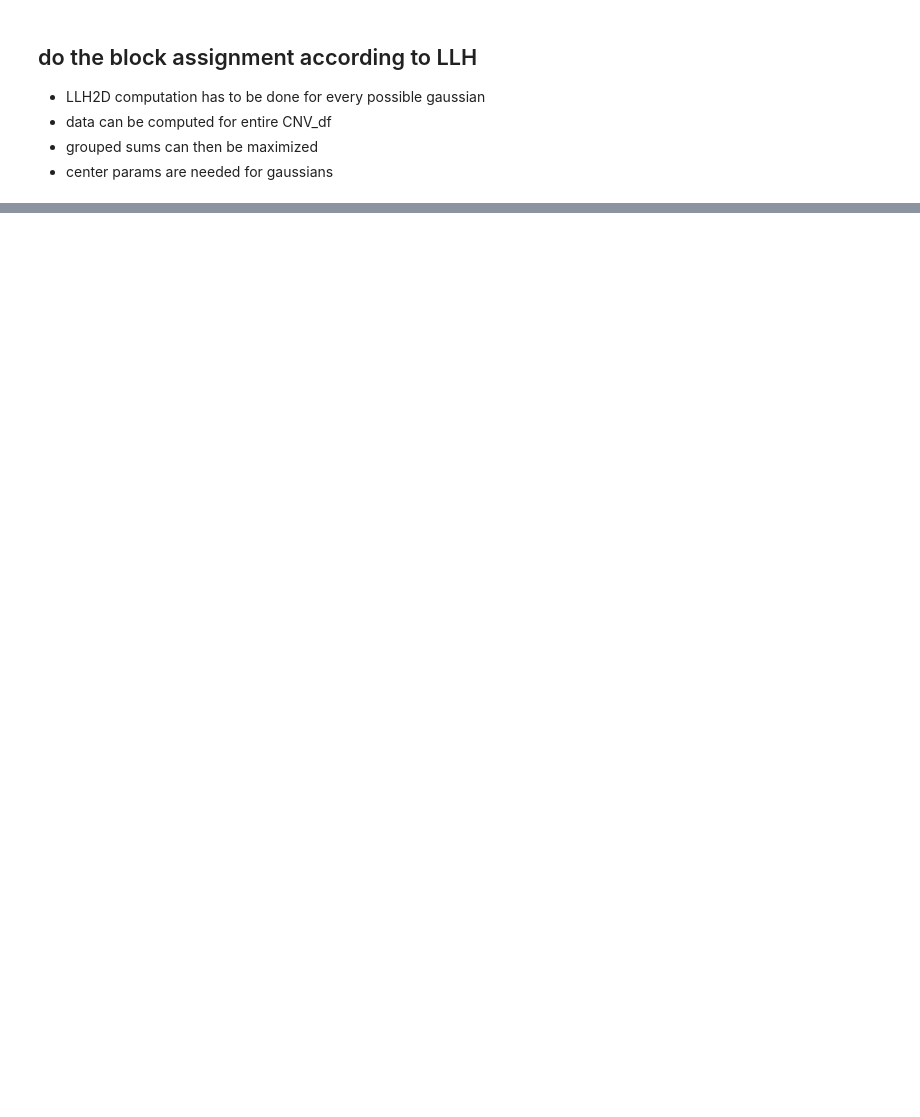
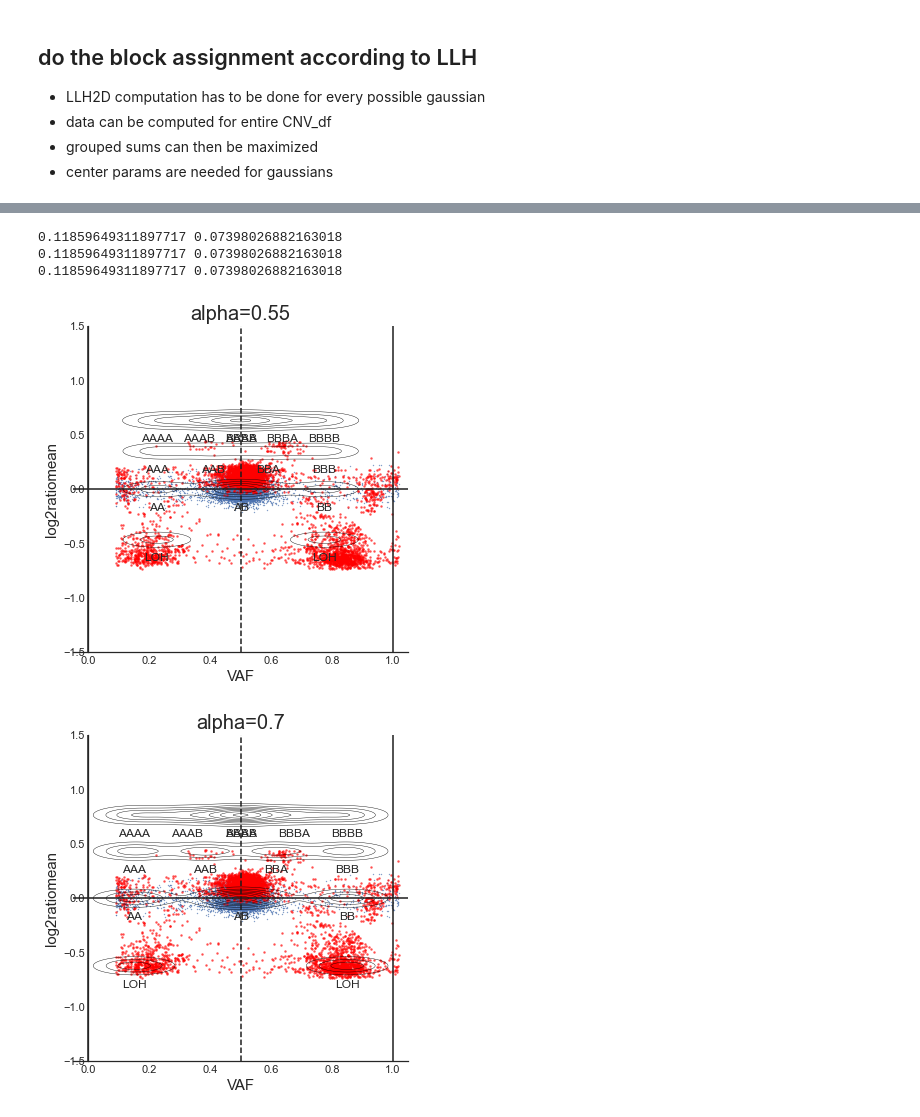
Before and after one commit to Mar111tiN/myCNV, a Jupyter notebook: nb/6_clusterCNV.ipynb, the cells around one changed output, grey strips where cells are left out. Drawn from its saved outputs; the diff is of its cells as text; code cells hidden in the pictures; blank space fills up the shorter version.

```diff
--- a/nb/6_clusterCNV.ipynb
+++ b/nb/6_clusterCNV.ipynb
@@ -152,9 +197,10 @@ def plot_gaussian(df, xcol, ycol,
     fig, ax = plt.subplots(figsize=figsize)
     _ = ax.scatter(df[xcol], df[ycol], s=.1)
     if len(df2.index):
-        _ = ax.scatter(df2[xcol], df2[ycol], s=1, color='red')
+        _ = ax.scatter(df2[xcol], df2[ycol], s=2.5, alpha=.5, color='red')
     _ = ax.set_xlabel(xcol, fontsize=15)
     _ = ax.set_ylabel(ycol, fontsize=15)
+    _ = ax.set_title(f"alpha={alpha}", fontsize=20)
     _ = sns.despine(ax=ax, offset=0)
     _ = ax.spines['left'].set_position('zero')
 
@@ -189,7 +235,9 @@ def plot_gaussian(df, xcol, ycol,
                 my = row['log2ratio']
                 Z += llh2d(X,Y, mx1, my, sx, sy) +   llh2d(X,Y, mx2, my, sx, sy)
                 ax.text(mx1, my-0.2, row['type'], ha='center')
-                ax.text(mx2, my-0.2, row['type'].replace('A', 'G').replace('B', 'A').replace('G', 'B'), ha='center')
+                # add the mirror cluster unless it is AB
+                if not row['type'] == "AB":
+                    ax.text(mx2, my-0.2, row['type'].replace('A', 'G').replace('B', 'A').replace('G', 'B'), ha='center')
         else:
             for _, row in gaussians.iterrows():
                 mx = row['absVAF']
@@ -277,8 +333,4 @@ df
 + data can be computed for entire CNV_df
 + grouped sums can then be maximized
 + center params are needed for gaussians
-# %%
-a = 0.85
-b = [0.85]
-isinstance(a, list)
 # %%
@@ -326,0 +422,25 @@ get_all_means(block_df)
+# %%
+cluster_dff = cluster_df.copy()
+alpha = [.55,.7,.9]
+scale = .75
+shift = -.3
+cluster_dff['log2ratiomean'] = (cluster_dff['log2ratiomean'] + shift) * scale
+cnv_df, center_df, center_params = center_data(cluster_dff)
+cnv_df['log2ratiomean'] = (cnv_df['log2ratiomean'] + shift) * scale
+for a in alpha:
+    fig, ax = plot_gaussian(center_df, df2=cnv_df, xcol=xcol, ycol=ycol,
+                        Nmax=4,
+                        rings=8,
+                        logmax=1.5,
+                        alpha=a,
+                        std_factor=.7,
+                        gauss_params=center_params
+                       )
+    fig.savefig(os.path.join(f"/Users/martinscience/Desktop/CNVAML/new/{sample}_{a}cluster.jpg"),pil_kwargs=dict(quality=90))
+block_df = call_blocks(cnv_df, alpha, 6, center_params)
+# %% [output]
+0.11859649311897717 0.07398026882163018
+0.11859649311897717 0.07398026882163018
+0.11859649311897717 0.07398026882163018
+[figure, added]
+[figure, added]
```
Also changed, not shown: parts of 22 cells of this notebook, 7 other files.
